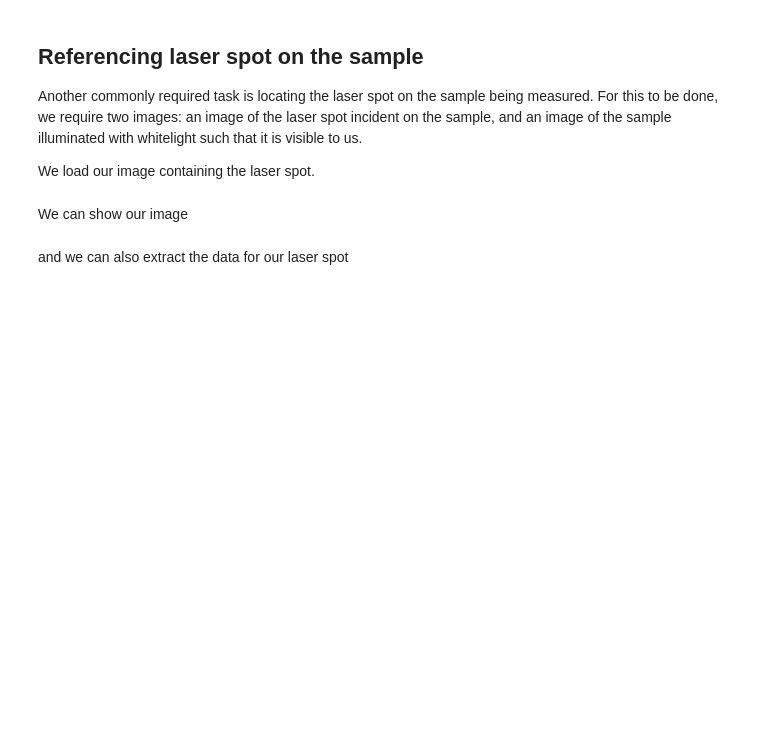
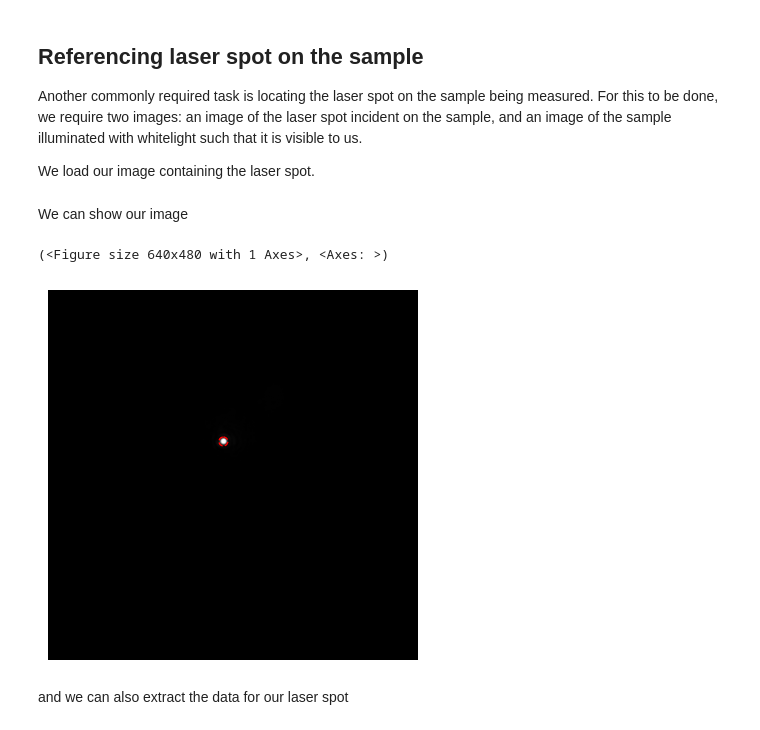
Before and after one commit to brandonlokesy/LANES-TMDC-Optics-Tools, a Jupyter notebook: examples/example.ipynb, the cells around one changed output. Saved outputs shown, nothing was run; the diff lists cells and outputs as text; code cells hidden in the pictures; blank space fills up the shorter version.

Commit message:
updated example.ipynb, fixed wrong colormap called in plotting

```diff
--- a/examples/example.ipynb
+++ b/examples/example.ipynb
@@ -94,7 +123,10 @@ laser_reference_image = tmdc.loaders.AttoCubeLaserReferenceImage(
 # %% [markdown]
 We can show our image
 # %%
-laser_reference_image.show_image()
+laser_reference_image.show_image(laser_annotation=True)
+# %% [output]
+(<Figure size 640x480 with 1 Axes>, <Axes: >)
+[figure, added]
 # %% [markdown]
 and we can also extract the data for our laser spot
 # %%
```
Also changed, not shown: parts of 10 cells of this notebook, 1 other file.
